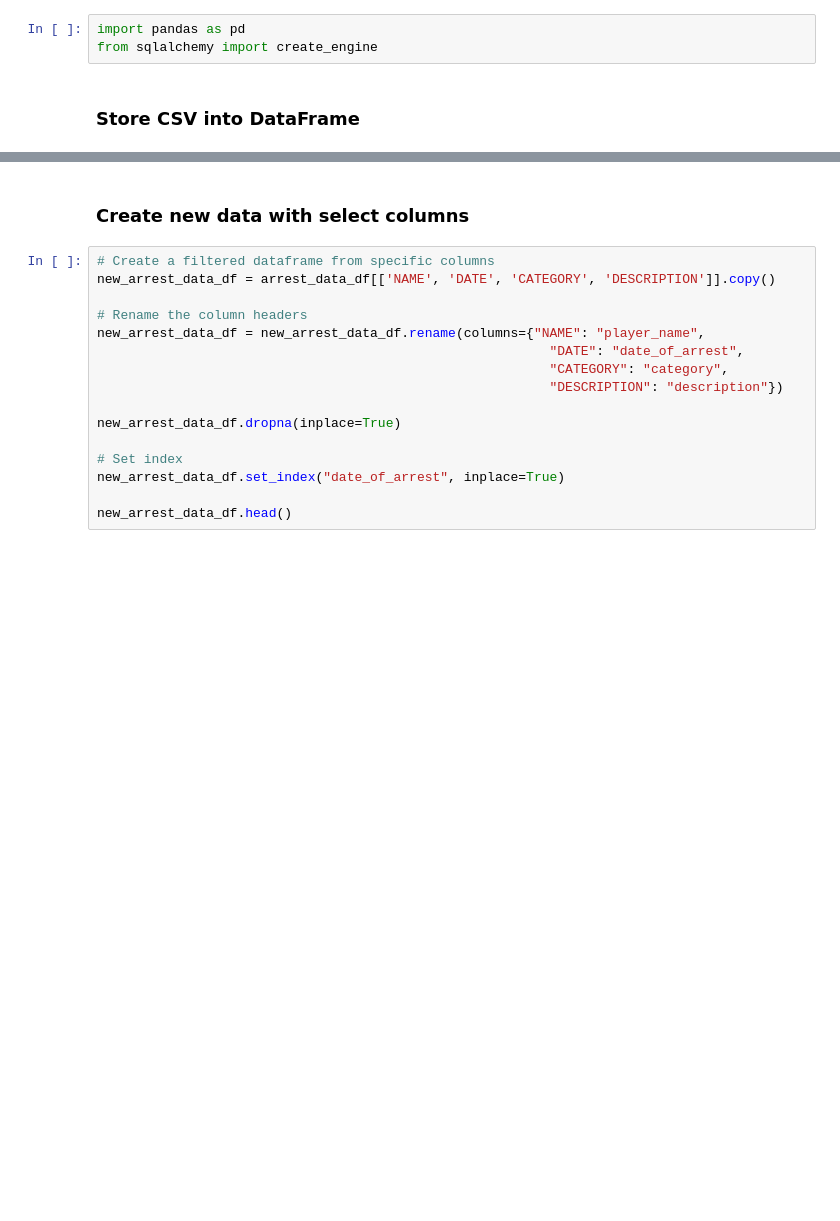
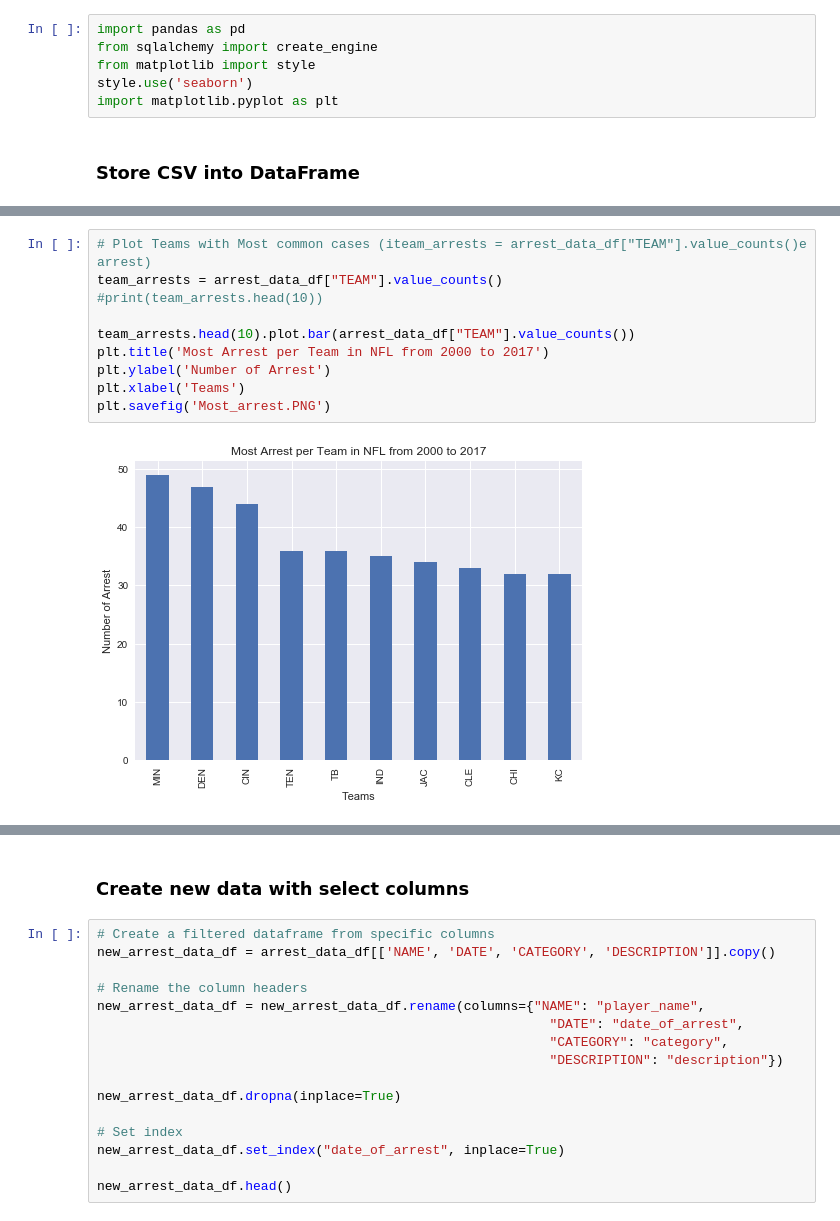
Before and after one commit to rlkennye/ETL, a Jupyter notebook: NFL.ipynb, the cells around one changed output, grey strips where cells are left out. Drawn from its saved outputs; the diff is of its cells as text; blank space fills up the shorter version.

Commit message:
Adds plots for Most/Least arrest in NFL

```diff
--- a/NFL.ipynb
+++ b/NFL.ipynb
@@ -1,6 +1,9 @@
 # %%
 import pandas as pd
 from sqlalchemy import create_engine
+from matplotlib import style
+style.use('seaborn')
+import matplotlib.pyplot as plt
 # %% [markdown]
 <h3>Store CSV into DataFrame</h3>
 # %%
@@ -14,3 +17,15 @@ arrest_data_df.head()
 | 2 | 3/26/2017 | GB | Makinton Dorleant | CB | Arrested | Police interference | Accused of interfence after scuff... | Resolution undetermined. |
 | 3 | 3/7/2017 | KC | Demetrius Harris | TE | Arrested | Drugs | Suspected of felony marijuana pos... | Resolution undetermined. |
 | 4 | 3/5/2017 | LAR | Ethan Westbrooks | DT | Arrested | Domestic violence | Suspected of domestic violence in... | Resolution undetermined. |
+# %%
+# Plot Teams with Most common cases (iteam_arrests = arrest_data_df["TEAM"].value_counts()e arrest)
+team_arrests = arrest_data_df["TEAM"].value_counts()
+#print(team_arrests.head(10))
+
+team_arrests.head(10).plot.bar(arrest_data_df["TEAM"].value_counts())
+plt.title('Most Arrest per Team in NFL from 2000 to 2017')
+plt.ylabel('Number of Arrest')
+plt.xlabel('Teams')
+plt.savefig('Most_arrest.PNG')
+# %% [output]
+[figure, added]
```
Also changed, not shown: parts of 10 cells of this notebook, 2 other files.
